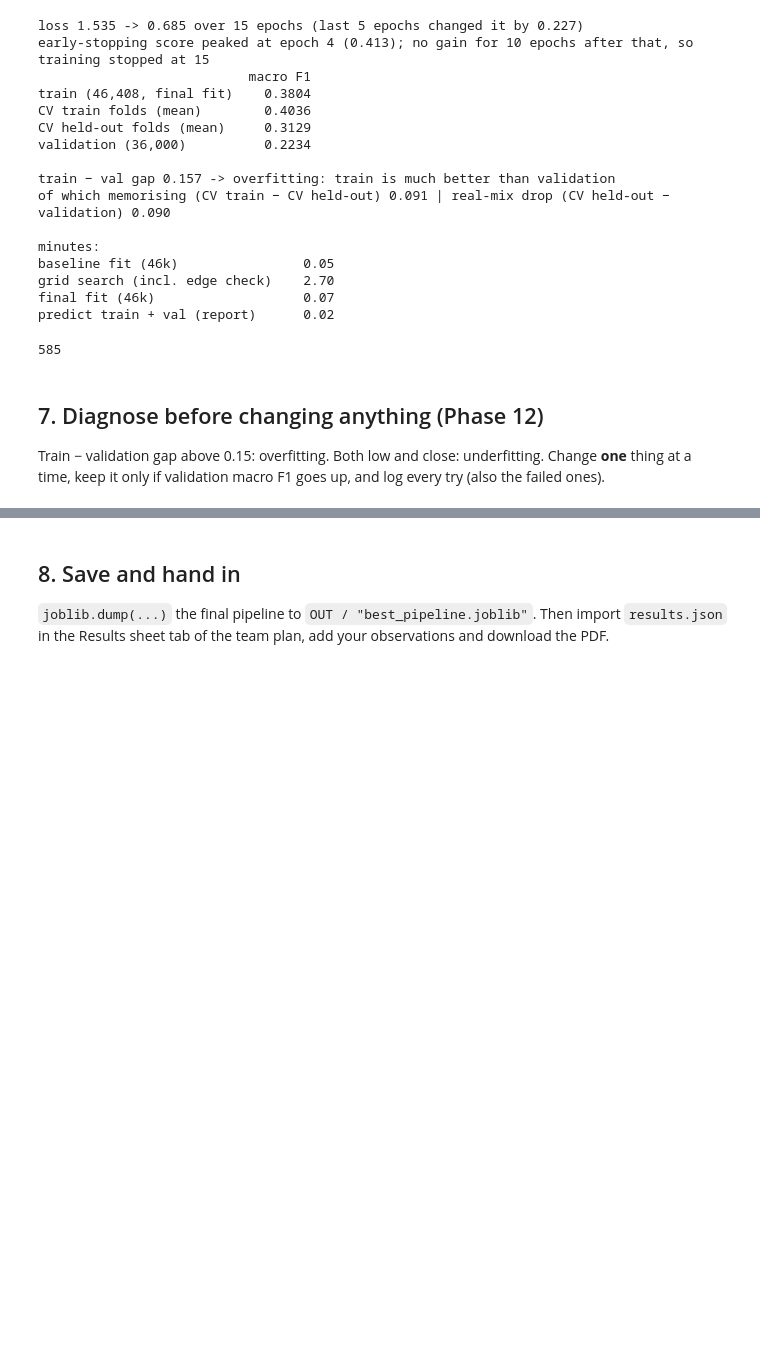
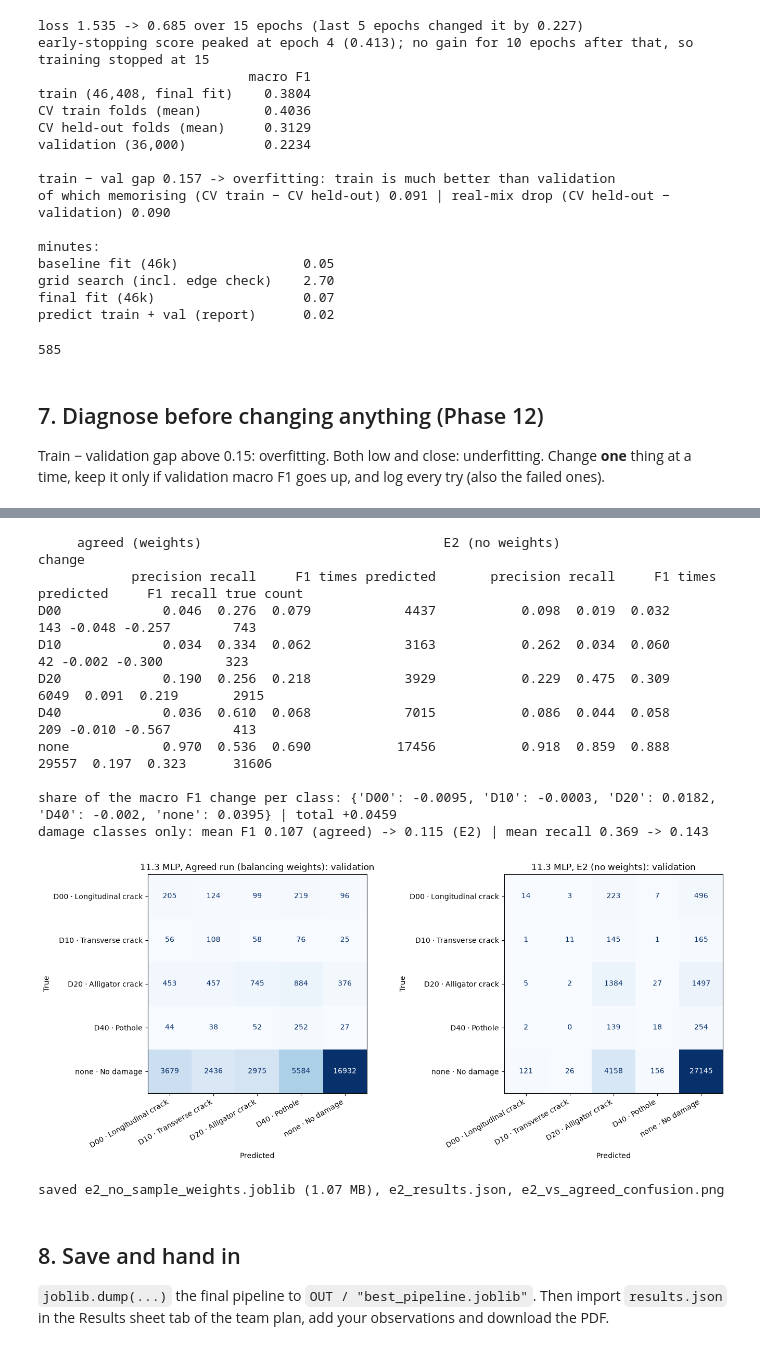
Before and after one commit to RaksaOC/road-damage-classifier, a Jupyter notebook: backend/ml/notebooks/11_3_mlp.ipynb, the cells around one changed output, grey strips where cells are left out. Saved outputs shown, nothing was run; the diff lists cells and outputs as text; code cells hidden in the pictures; blank space fills up the shorter version.

Commit message:
11.3 MLP: Phase 12 tries, E2 check, save models

```diff
--- a/backend/ml/notebooks/11_3_mlp.ipynb
+++ b/backend/ml/notebooks/11_3_mlp.ipynb
@@ -360,3 +424,67 @@ Train − validation gap above 0.15: overfitting. Both low and close: underfitti
+# %%
+from sklearn.metrics import ConfusionMatrixDisplay, confusion_matrix, precision_recall_fscore_support
+from ml.training import LABELS, NAMES
+
+pred_a, pred_e2 = final.predict(X_va), e2.predict(X_va)
+
+def per_class(pred):
+    p, r, f, _ = precision_recall_fscore_support(y_va, pred, labels=LABELS, zero_division=0)
+    return pd.DataFrame({"precision": p, "recall": r, "F1": f,
+                         "times predicted": np.bincount(pred, minlength=len(LABELS))}, index=config.CLASSES)
+
+pa, pe = per_class(pred_a), per_class(pred_e2)
+side = pd.concat({"agreed (weights)": pa, "E2 (no weights)": pe}, axis=1)
+side[("change", "F1")] = pe["F1"] - pa["F1"]
+side[("change", "recall")] = pe["recall"] - pa["recall"]
+side[("", "true count")] = np.bincount(y_va, minlength=len(LABELS))
+print(side.round(3).to_string())
+
+# Where does E2's macro F1 gain come from? (macro F1 = mean of the 5 class F1s, so each class adds change / 5)
+gain = (side[("change", "F1")] / len(LABELS)).round(4)
+print("\nshare of the macro F1 change per class:", gain.to_dict(),
+      f"| total {gain.sum():+.4f}")
+damage = [c for c in config.CLASSES if c != "none"]
+print(f"damage classes only: mean F1 {pa.loc[damage, 'F1'].mean():.3f} (agreed) -> "
+      f"{pe.loc[damage, 'F1'].mean():.3f} (E2) | mean recall {pa.loc[damage, 'recall'].mean():.3f} -> "
+      f"{pe.loc[damage, 'recall'].mean():.3f}")
+
+fig, axes = plt.subplots(1, 2, figsize=(14, 6))
+for ax, pred, title in [(axes[0], pred_a, "Agreed run (balancing weights)"), (axes[1], pred_e2, "E2 (no weights)")]:
+    ConfusionMatrixDisplay(confusion_matrix(y_va, pred, labels=LABELS), display_labels=NAMES).plot(
+        ax=ax, cmap="Blues", values_format="d", colorbar=False)
+    ax.set(title=f"11.3 MLP, {title}: validation", xlabel="Predicted", ylabel="True")
+    plt.setp(ax.get_xticklabels(), rotation=30, ha="right")
+fig.tight_layout()
+fig.savefig(OUT / "e2_vs_agreed_confusion.png", dpi=150, bbox_inches="tight")
+plt.show()
+
+# Keep E2 as an alternative, under its own name (best_pipeline.joblib stays the agreed run)
+joblib_path = OUT / "e2_no_sample_weights.joblib"
+import joblib
+joblib.dump(e2, joblib_path)
+cm_e2 = confusion_matrix(y_va, pred_e2, labels=LABELS)
+(OUT / "e2_results.json").write_text(json.dumps({
+    "model": "11.3 MLP, E2 no sample weights (alternative, not the Phase 11 result)",
+    "best_params": {k.replace("clf__", ""): str(v) for k, v in params.items()},
+    "val_macro_f1": round(float(f1_score(y_va, pred_e2, average="macro")), 4),
+    "per_class": {c: {"precision": round(float(pe.loc[c, "precision"]), 4), "recall": round(float(pe.loc[c, "recall"]), 4),
+                      "f1": round(float(pe.loc[c, "F1"]), 4)} for c in config.CLASSES},
+    "confusion_matrix": cm_e2.tolist(),
+}, indent=2))
+print(f"saved {joblib_path.name} ({joblib_path.stat().st_size / 1e6:.2f} MB), e2_results.json, e2_vs_agreed_confusion.png")
+# %% [output]
+     agreed (weights)                               E2 (no weights)                               change
+            precision recall     F1 times predicted       precision recall     F1 times predicted     F1 recall true count
+D00             0.046  0.276  0.079            4437           0.098  0.019  0.032             143 -0.048 -0.257        743
+D10             0.034  0.334  0.062            3163           0.262  0.034  0.060              42 -0.002 -0.300        323
+D20             0.190  0.256  0.218            3929           0.229  0.475  0.309            6049  0.091  0.219       2915
+D40             0.036  0.610  0.068            7015           0.086  0.044  0.058             209 -0.010 -0.567        413
+none            0.970  0.536  0.690           17456           0.918  0.859  0.888           29557  0.197  0.323      31606
+
+share of the macro F1 change per class: {'D00': -0.0095, 'D10': -0.0003, 'D20': 0.0182, 'D40': -0.002, 'none': 0.0395} | total +0.0459
+damage classes only: mean F1 0.107 (agreed) -> 0.115 (E2) | mean recall 0.369 -> 0.143
+[figure, added]
+saved e2_no_sample_weights.joblib (1.07 MB), e2_results.json, e2_vs_agreed_confusion.png
 # %% [markdown]
 ## 8. Save and hand in
 
```
Also changed, not shown: parts of 3 cells of this notebook.
